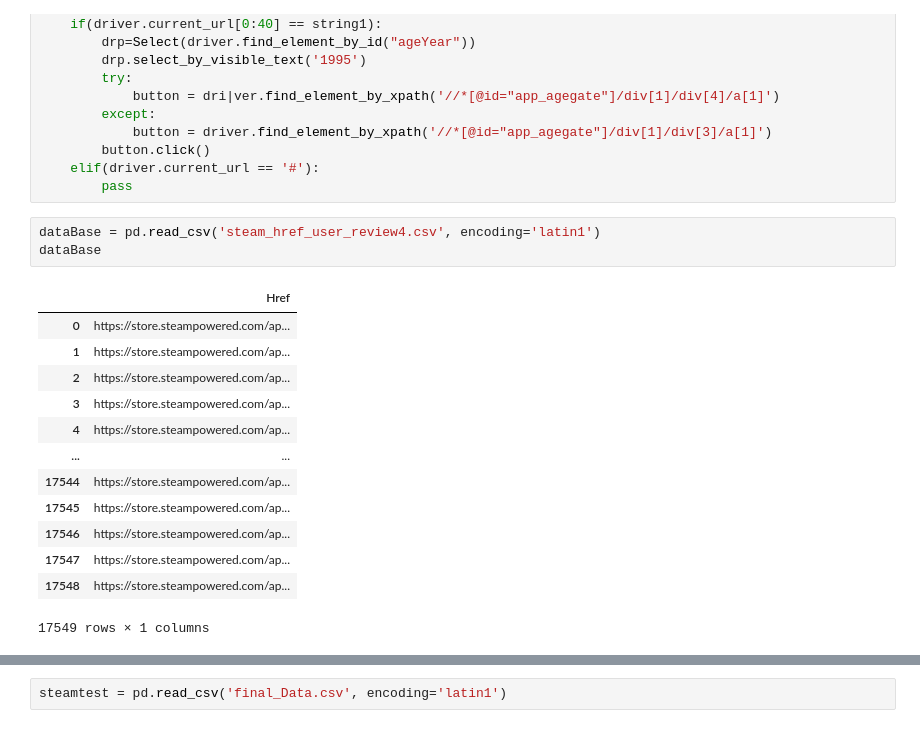
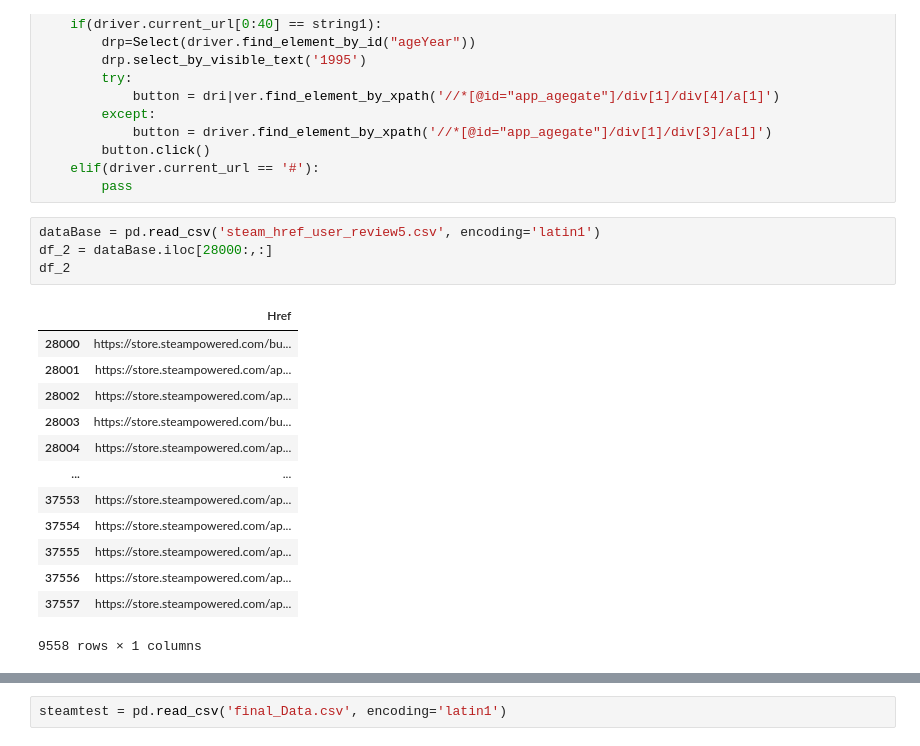
Before and after one commit to MaximeMar1in/Steam-review-prediction, a Jupyter notebook: Scraper.ipynb, the cells around one changed output, grey strips where cells are left out. Cells and saved outputs as stored; diff of their text form.

```diff
--- a/Scraper.ipynb
+++ b/Scraper.ipynb
@@ -157,20 +145,21 @@ def ageCheck(driver):
     elif(driver.current_url == '#'):
         pass
 # %%
-dataBase = pd.read_csv('steam_href_user_review4.csv', encoding='latin1')
-dataBase
+dataBase = pd.read_csv('steam_href_user_review5.csv', encoding='latin1')
+df_2 = dataBase.iloc[28000:,:]
+df_2
 # %% [output]
 |  | Href |
-| 0 | https://store.steampowered.com/ap... |
-| 1 | https://store.steampowered.com/ap... |
-| 2 | https://store.steampowered.com/ap... |
-| 3 | https://store.steampowered.com/ap... |
-| 4 | https://store.steampowered.com/ap... |
+| 28000 | https://store.steampowered.com/bu... |
+| 28001 | https://store.steampowered.com/ap... |
+| 28002 | https://store.steampowered.com/ap... |
+| 28003 | https://store.steampowered.com/bu... |
+| 28004 | https://store.steampowered.com/ap... |
 | ... | ... |
-| 17544 | https://store.steampowered.com/ap... |
-| 17545 | https://store.steampowered.com/ap... |
-| 17546 | https://store.steampowered.com/ap... |
-| 17547 | https://store.steampowered.com/ap... |
-| 17548 | https://store.steampowered.com/ap... |
+| 37553 | https://store.steampowered.com/ap... |
+| 37554 | https://store.steampowered.com/ap... |
+| 37555 | https://store.steampowered.com/ap... |
+| 37556 | https://store.steampowered.com/ap... |
+| 37557 | https://store.steampowered.com/ap... |
-17549 rows × 1 columns
+9558 rows × 1 columns
 # %%
```
Also changed, not shown: parts of 6 cells of this notebook, 2 other files.
